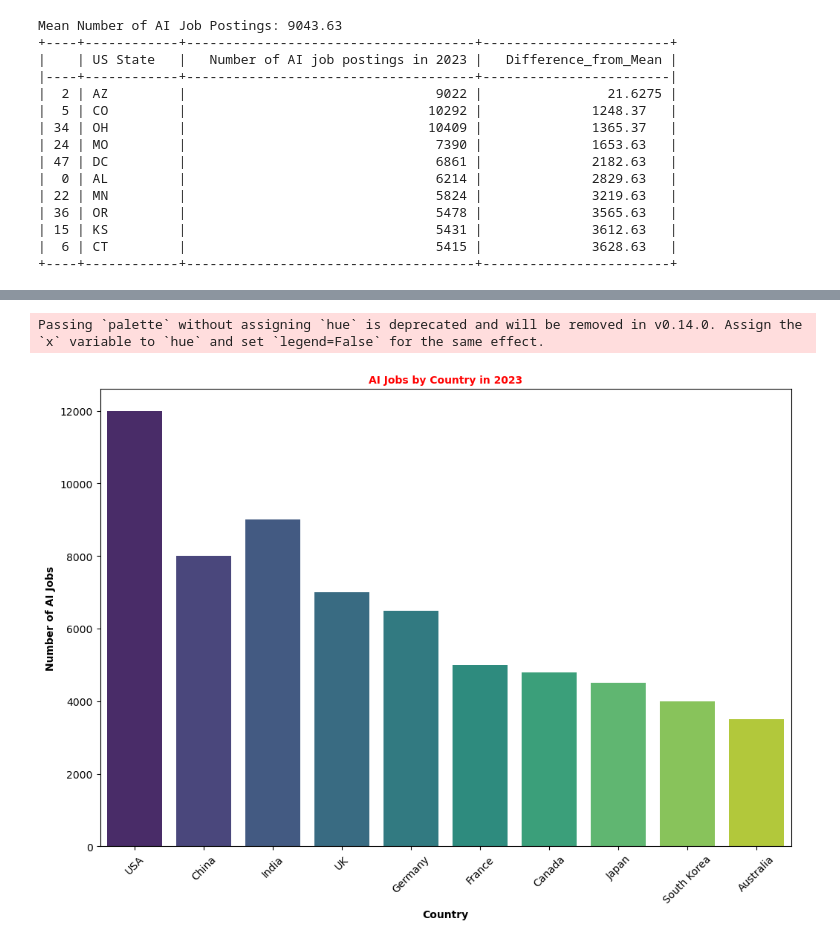
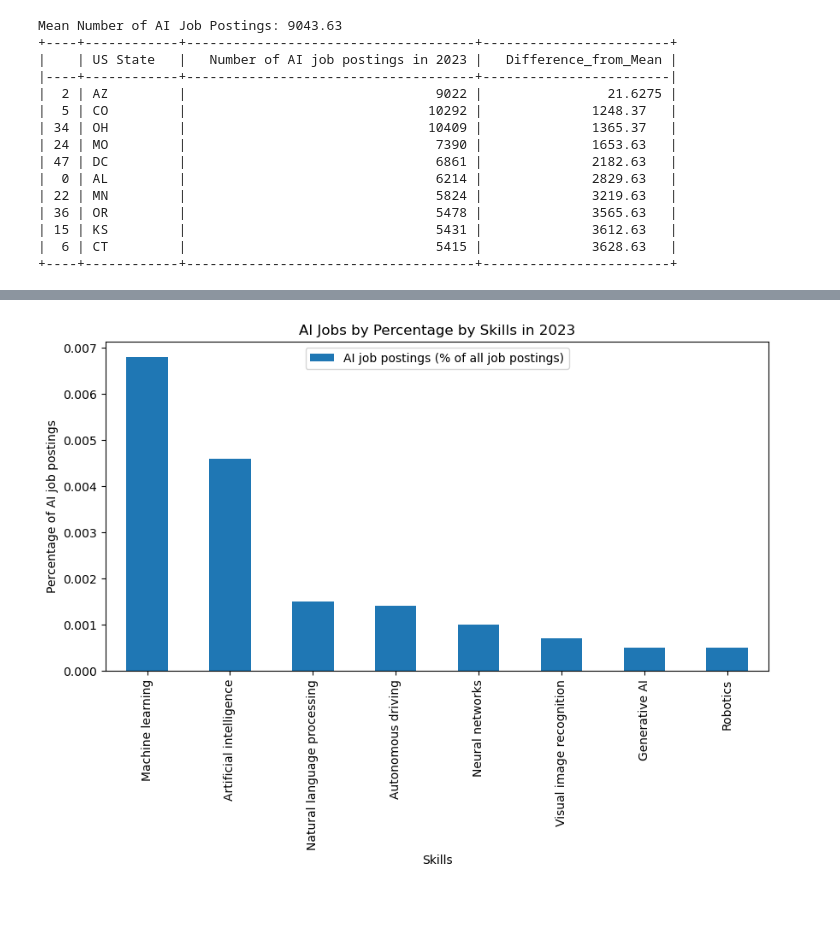
Before and after one commit to inCloset/group3-project-25.02.01, a Jupyter notebook: g3.ipynb, the cells around one changed output, grey strips where cells are left out. Cells and saved outputs as stored; diff of their text form; code cells hidden in the pictures; blank space fills up the shorter version.

```diff
--- a/g3.ipynb
+++ b/g3.ipynb
@@ -239,21 +179,0 @@ plt.show()
-# %%
-import pandas as pd
-import matplotlib.pyplot as plt
-import seaborn as sns
-
-# Sample DataFrame for AI jobs by country
-data_world = pd.DataFrame({
-    'Country': ['USA', 'China', 'India', 'UK', 'Germany', 'France', 'Canada', 'Japan', 'South Korea', 'Australia'],
-    'AI_Jobs': [12000, 8000, 9000, 7000, 6500, 5000, 4800, 4500, 4000, 3500]
-})
-
-plt.figure(figsize=(12, 8))
-sns.barplot(data=data_world, x='Country', y='AI_Jobs', palette='viridis')
-plt.title('AI Jobs by Country in 2023', color='red', fontsize=10, fontweight='bold')
-plt.xlabel('Country', fontsize=10, fontweight='bold')
-plt.ylabel('Number of AI Jobs', fontsize=10, fontweight='bold'),
-plt.xticks(rotation=45)
-plt.show()
-# %% [output]
-Passing `palette` without assigning `hue` is deprecated and will be removed in v0.14.0. Assign the `x` variable to `hue` and set `legend=False` for the same effect.
-[figure, removed]
@@ -358,0 +180,13 @@ fig.show()
+# %%
+import matplotlib.pyplot as plt
+import pandas as pd
+
+df_top10 = df_sorted[df_sorted['Year'] == 2023].head(10)
+plot = df_top10.plot.bar(x='Skill cluster', y='AI job postings (% of all job postings)', figsize=(10, 5))
+plot.set_title("AI Jobs by Percentage by Skills in 2023")
+plot.set_ylabel("Percentage of AI job postings")
+plot.set_xlabel("Skills")
+plot.legend(loc="upper center")
+plt.show()
+# %% [output]
+[figure, added]
```
Also changed, not shown: parts of 8 cells of this notebook.
